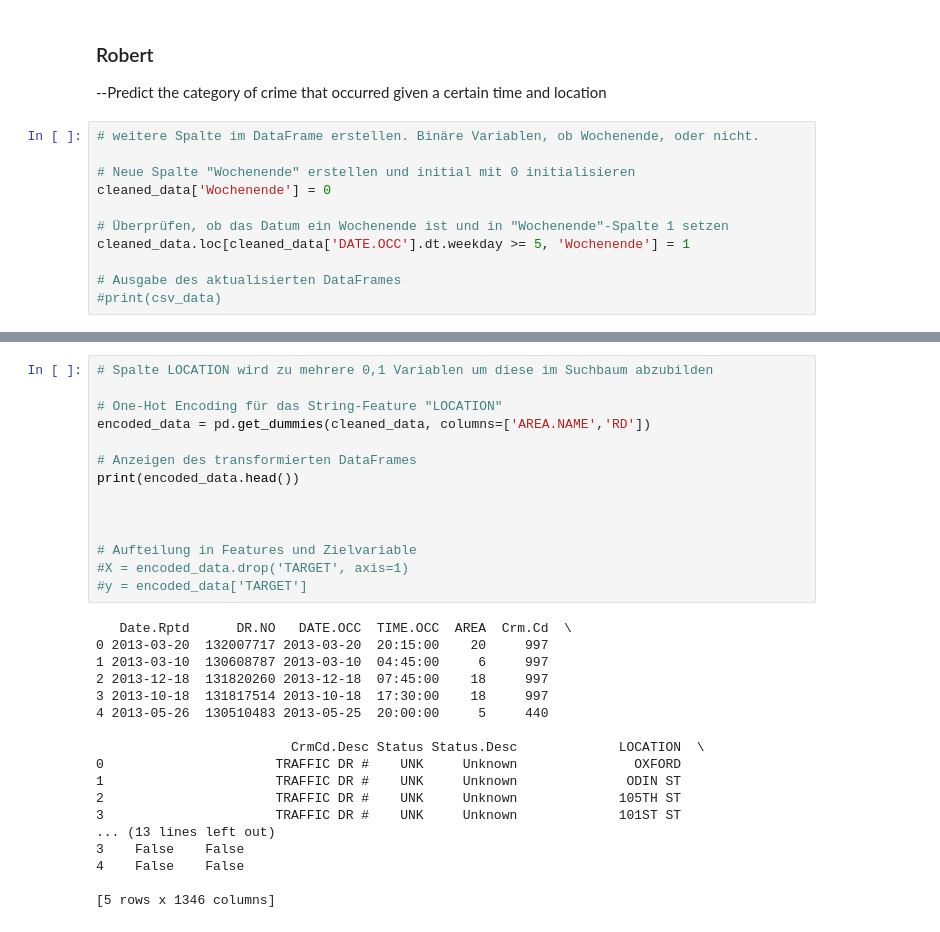
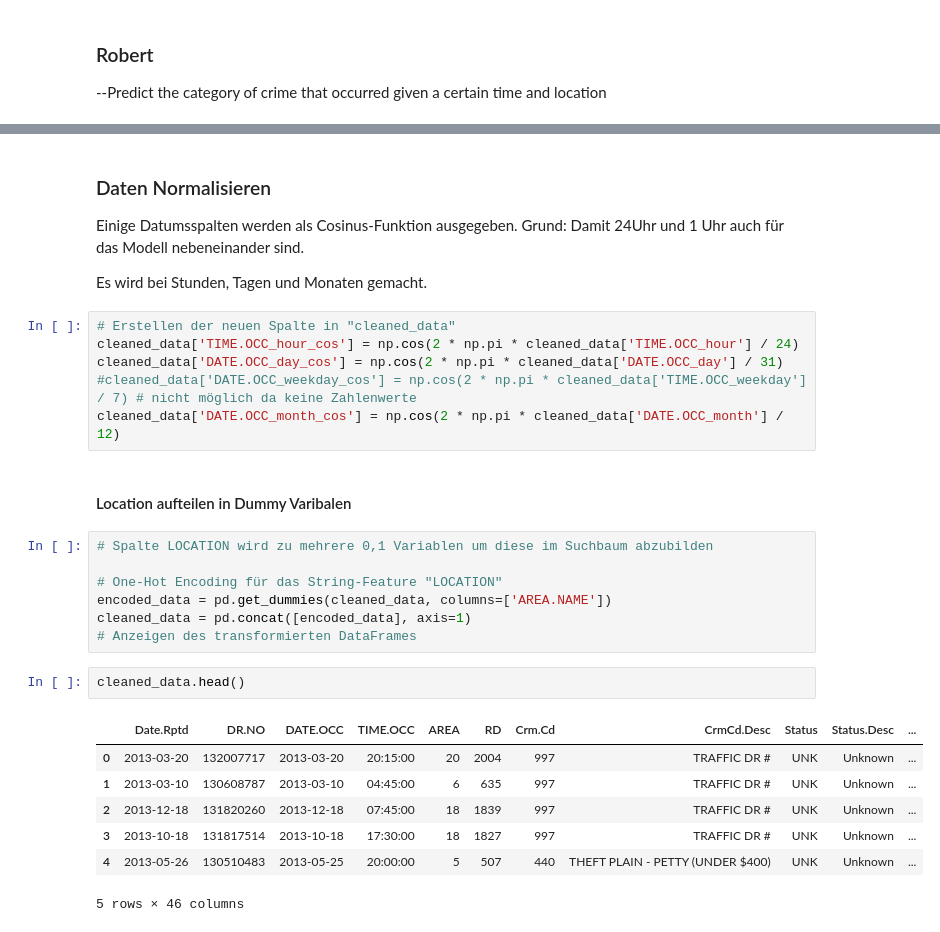
Before and after one commit to dominikth13/BI_Project, a Jupyter notebook: data_analysis.ipynb, the cells around one changed output, grey strips where cells are left out. Saved outputs shown, nothing was run; the diff lists cells and outputs as text.

```diff
--- a/data_analysis.ipynb
+++ b/data_analysis.ipynb
@@ -745,14 +745,3 @@ Model Accuracy:
 # %% [markdown]
 ### Robert
 --Predict the category of crime that occurred given a certain time and location
-# %%
-# weitere Spalte im DataFrame erstellen. Binäre Variablen, ob Wochenende, oder nicht.
-
-# Neue Spalte "Wochenende" erstellen und initial mit 0 initialisieren
-cleaned_data['Wochenende'] = 0
-
-# Überprüfen, ob das Datum ein Wochenende ist und in "Wochenende"-Spalte 1 setzen
-cleaned_data.loc[cleaned_data['DATE.OCC'].dt.weekday >= 5, 'Wochenende'] = 1
-
-# Ausgabe des aktualisierten DataFrames
-#print(csv_data)
@@ -780,32 +748,31 @@ Anzahl der verschiedenen Werte in der Spalte 'RD': 1303
+# %% [markdown]
+### Daten Normalisieren
+Einige Datumsspalten werden als Cosinus-Funktion ausgegeben.
+Grund: Damit 24Uhr und 1 Uhr auch für das Modell nebeneinander sind.
+
+Es wird bei Stunden, Tagen und Monaten gemacht.
+# %%
+# Erstellen der neuen Spalte in "cleaned_data"
+cleaned_data['TIME.OCC_hour_cos'] = np.cos(2 * np.pi * cleaned_data['TIME.OCC_hour'] / 24)
+cleaned_data['DATE.OCC_day_cos'] = np.cos(2 * np.pi * cleaned_data['DATE.OCC_day'] / 31)
+#cleaned_data['DATE.OCC_weekday_cos'] = np.cos(2 * np.pi * cleaned_data['TIME.OCC_weekday'] / 7) # nicht möglich da keine Zahlenwerte
+cleaned_data['DATE.OCC_month_cos'] = np.cos(2 * np.pi * cleaned_data['DATE.OCC_month'] / 12)
+# %% [markdown]
+#### Location aufteilen in Dummy Varibalen
 # %%
 # Spalte LOCATION wird zu mehrere 0,1 Variablen um diese im Suchbaum abzubilden
 
 # One-Hot Encoding für das String-Feature "LOCATION"
-encoded_data = pd.get_dummies(cleaned_data, columns=['AREA.NAME','RD'])
-
+encoded_data = pd.get_dummies(cleaned_data, columns=['AREA.NAME'])
+cleaned_data = pd.concat([encoded_data], axis=1)
 # Anzeigen des transformierten DataFrames
-print(encoded_data.head())
-
-
-
-# Aufteilung in Features und Zielvariable
-#X = encoded_data.drop('TARGET', axis=1)
-#y = encoded_data['TARGET']
-# %% [output]
-   Date.Rptd      DR.NO   DATE.OCC  TIME.OCC  AREA  Crm.Cd  \
-0 2013-03-20  132007717 2013-03-20  20:15:00    20     997
-1 2013-03-10  130608787 2013-03-10  04:45:00     6     997
-2 2013-12-18  131820260 2013-12-18  07:45:00    18     997
-3 2013-10-18  131817514 2013-10-18  17:30:00    18     997
-4 2013-05-26  130510483 2013-05-25  20:00:00     5     440
-
-                         CrmCd.Desc Status Status.Desc             LOCATION  \
-0                      TRAFFIC DR #    UNK     Unknown               OXFORD
-1                      TRAFFIC DR #    UNK     Unknown              ODIN ST
-2                      TRAFFIC DR #    UNK     Unknown             105TH ST
-3                      TRAFFIC DR #    UNK     Unknown             101ST ST
-... (13 lines left out)
-3    False    False
-4    False    False
-
-[5 rows x 1346 columns]
+# %%
+cleaned_data.head()
+# %% [output]
+|  | Date.Rptd | DR.NO | DATE.OCC | TIME.OCC | AREA | RD | Crm.Cd | CrmCd.Desc | Status | Status.Desc | ... |
+| 0 | 2013-03-20 | 132007717 | 2013-03-20 | 20:15:00 | 20 | 2004 | 997 | TRAFFIC DR # | UNK | Unknown | ... |
+| 1 | 2013-03-10 | 130608787 | 2013-03-10 | 04:45:00 | 6 | 635 | 997 | TRAFFIC DR # | UNK | Unknown | ... |
+| 2 | 2013-12-18 | 131820260 | 2013-12-18 | 07:45:00 | 18 | 1839 | 997 | TRAFFIC DR # | UNK | Unknown | ... |
+| 3 | 2013-10-18 | 131817514 | 2013-10-18 | 17:30:00 | 18 | 1827 | 997 | TRAFFIC DR # | UNK | Unknown | ... |
+| 4 | 2013-05-26 | 130510483 | 2013-05-25 | 20:00:00 | 5 | 507 | 440 | THEFT PLAIN - PETTY (UNDER $400) | UNK | Unknown | ... |
+5 rows × 46 columns
```
Also changed, not shown: parts of 28 cells of this notebook, 1 other file.
